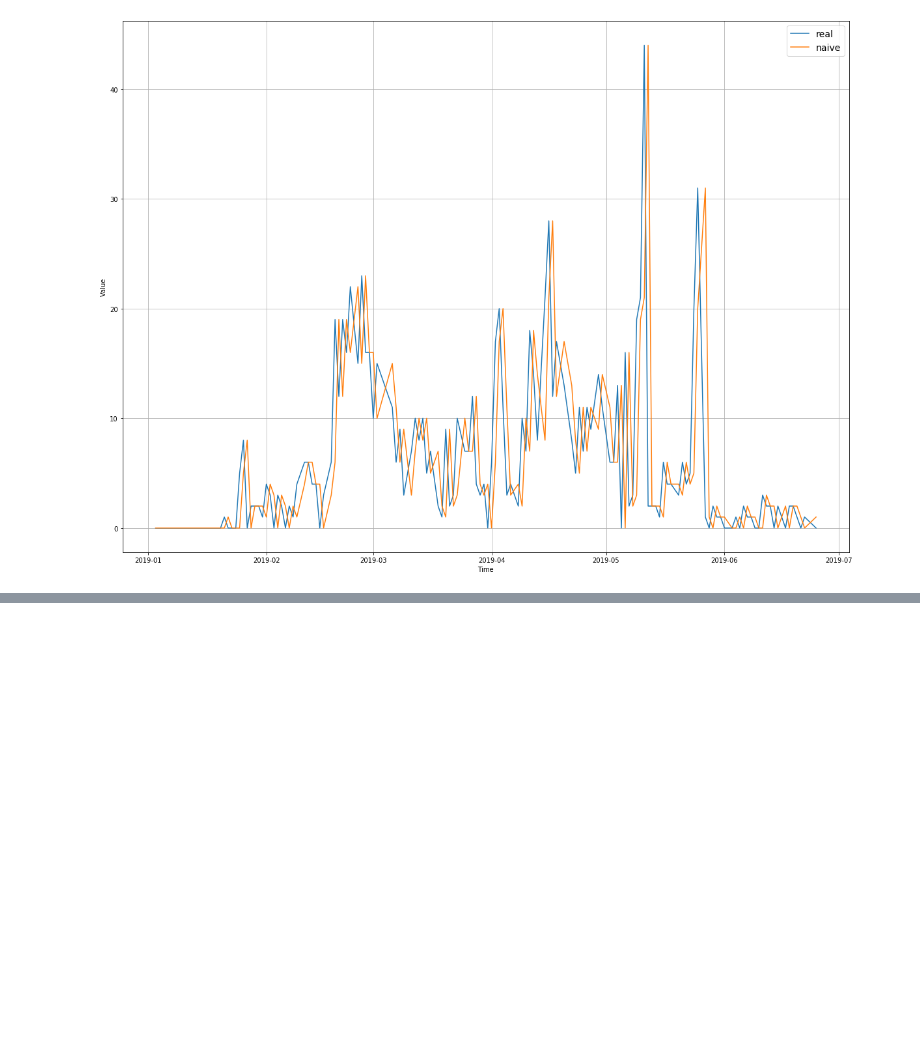
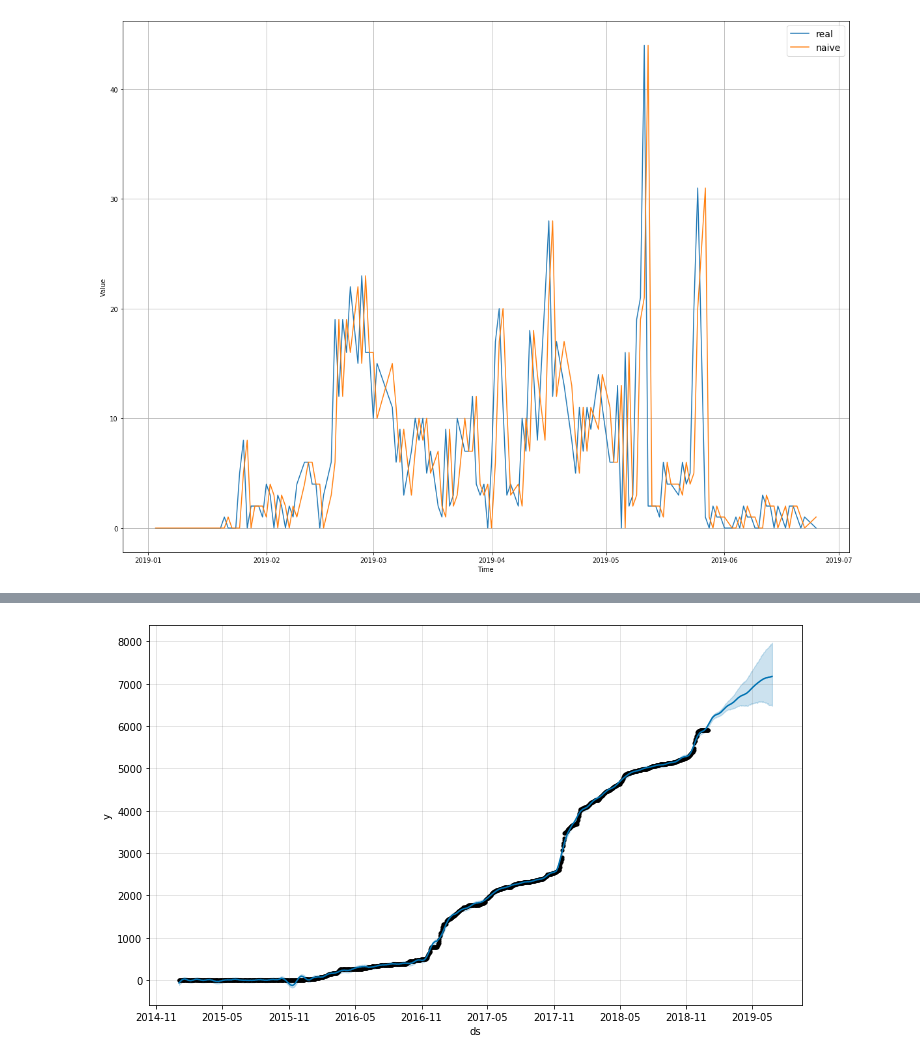
Before and after one commit to ItamarRocha/Machine-Learning-and-Data-Analysis, a Jupyter notebook: Armazem/cumulative testing.ipynb, the cells around one changed output, grey strips where cells are left out. Cells and saved outputs as stored; diff of their text form; code cells hidden in the pictures; blank space fills up the shorter version.

Commit message:
added docstrings and prophet cumulative predictions

```diff
--- a/Armazem/cumulative testing.ipynb
+++ b/Armazem/cumulative testing.ipynb
@@ -112,0 +150,4 @@ plt.show()
+# %%
+idx = pd.date_range("2019-01-02", "2019-06-25")
+# %%
+test = test.reindex(idx, fill_value="bfill")
@@ -112,0 +158,2 @@ plt.show()
+# %%
+future = m.make_future_dataframe(periods=test.shape[0] + 1)
@@ -112,0 +169,6 @@ plt.show()
+# %%
+forecast_result = m.predict(future)
+# %%
+fig1 = m.plot(forecast_result)
+# %% [output]
+[figure, added]
```
Also changed, not shown: parts of 29 cells of this notebook, 1 other file.
